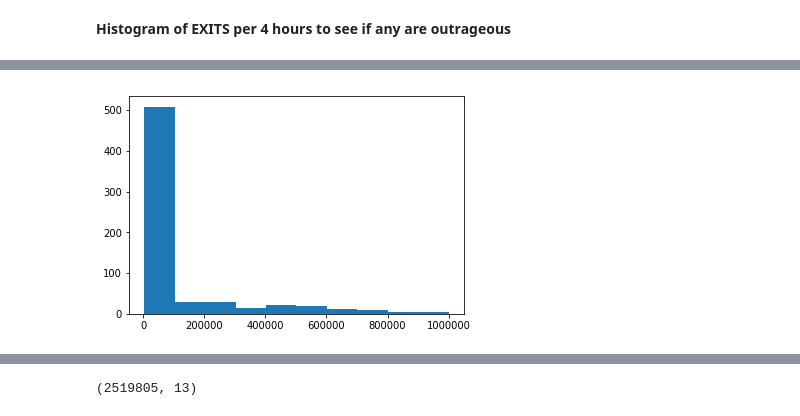
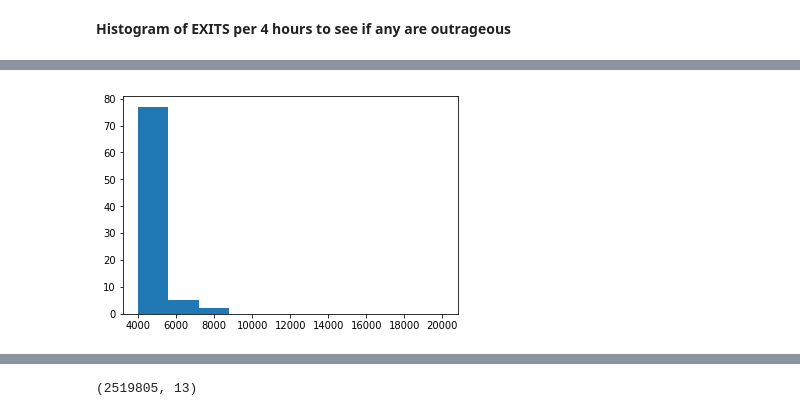
Before and after one commit to cstepien/campaign_positioning_at_mta_stations, a Jupyter notebook: 1_read_and_clean_mta_data.ipynb, the cells around one changed output, grey strips where cells are left out. Saved outputs shown, nothing was run; the diff lists cells and outputs as text; code cells hidden in the pictures.

```diff
--- a/1_read_and_clean_mta_data.ipynb
+++ b/1_read_and_clean_mta_data.ipynb
@@ -254,8 +280,8 @@ plt.hist(x);
 # %%
 x = list(time_series_df['EXIT_DIFF'])
-plt.hist(x, range=(4000,1000000));
+plt.hist(x, range=(4000,20000));
 # %% [output]
-[figure, old version]
+[figure, new version]
 # %%
 x = list(time_series_df['EXIT_DIFF'])
 plt.hist(x, range=(1000000,10000000));
```
Also changed, not shown: parts of 71 cells of this notebook.
